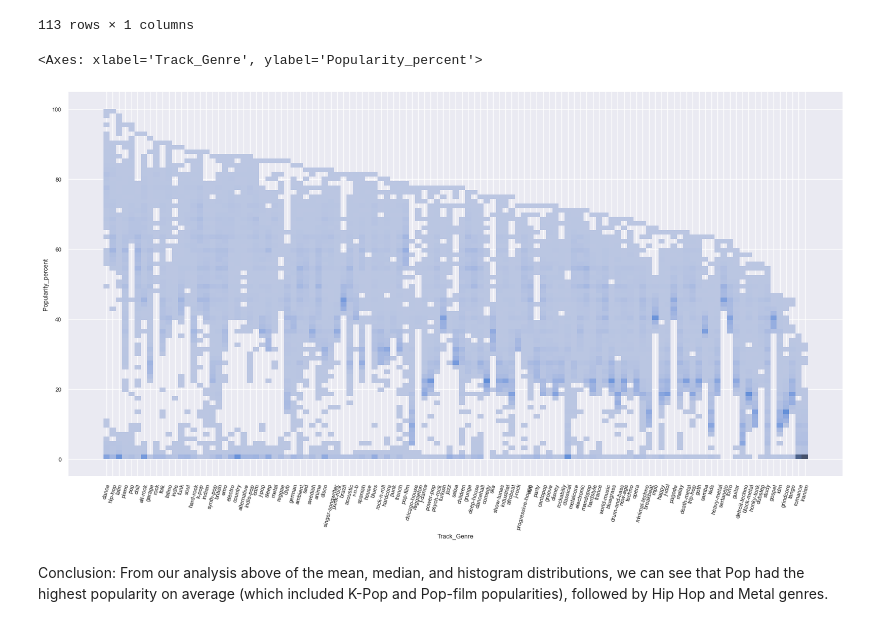
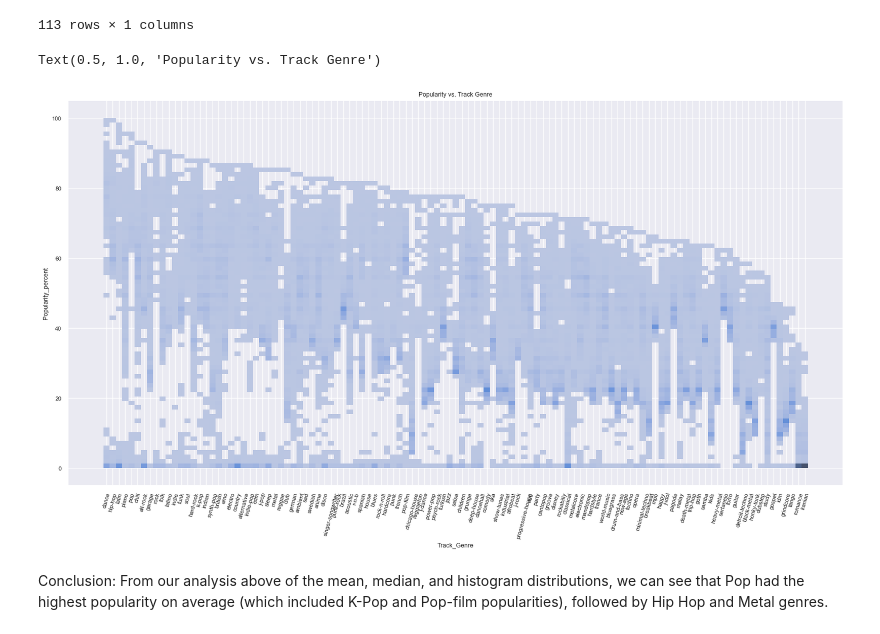
Before and after one commit to happyd0nut/Spotify-Tracks-Analysis, a Jupyter notebook: dataanalysis.ipynb, the cells around one changed output. Saved outputs shown, nothing was run; the diff lists cells and outputs as text; code cells hidden in the pictures.

```diff
--- a/dataanalysis.ipynb
+++ b/dataanalysis.ipynb
@@ -287,12 +297,13 @@ df.groupby("Track_Genre")[["Popularity_percent"]].mean().sort_values("Popularity
 # %%
 plt.figure(figsize=(20,10))
 sns.set(font_scale=0.75)
 plt.xticks(rotation=75)
 
 sns.histplot(data=df, x="Track_Genre", y="Popularity_percent")
+plt.title("Popularity vs. Track Genre")
 # %% [output]
-<Axes: xlabel='Track_Genre', ylabel='Popularity_percent'>
+Text(0.5, 1.0, 'Popularity vs. Track Genre')
-[figure, old version]
+[figure, new version]
 # %% [markdown]
 Conclusion: From our analysis above of the mean, median, and histogram distributions, we can see that Pop had the highest popularity on average (which included K-Pop and Pop-film popularities), followed by Hip Hop and Metal genres.
 # %% [markdown]
```
Also changed, not shown: parts of 4 cells of this notebook.
